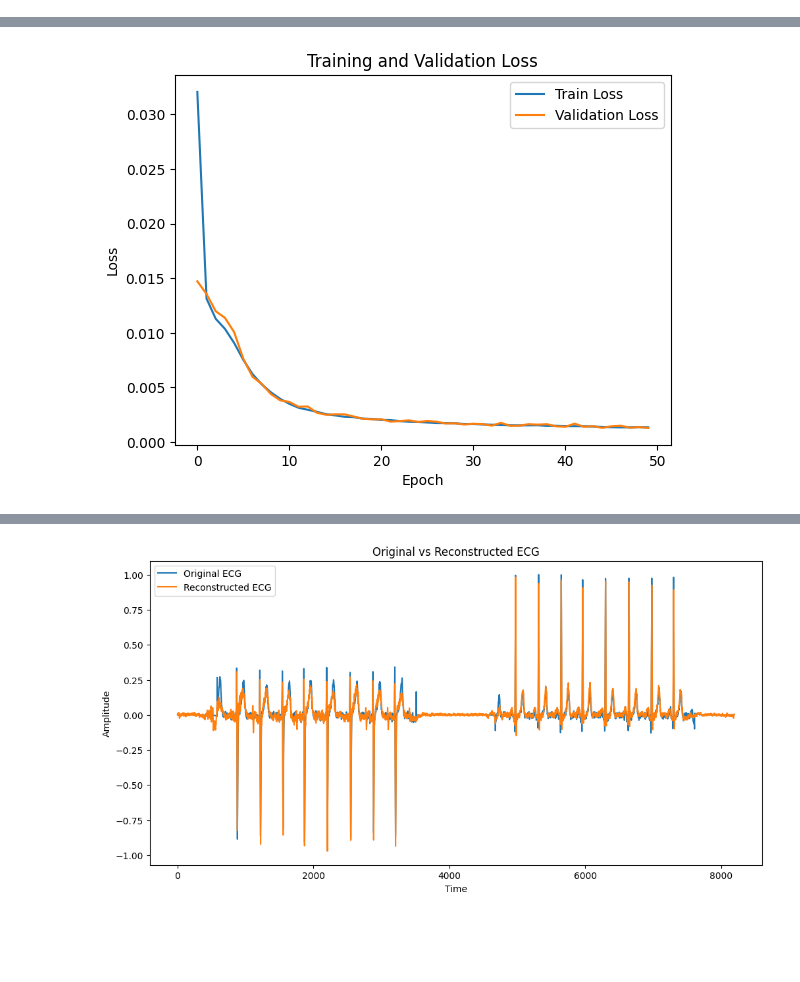
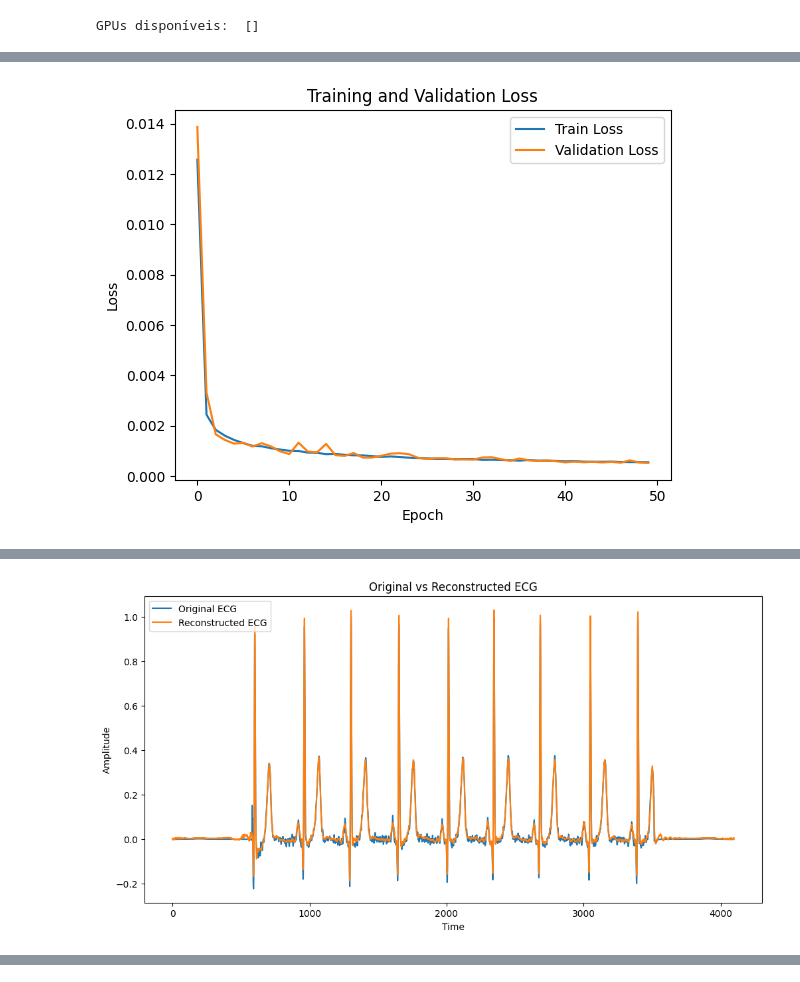
Before and after one commit to pedrobacelar28/Clustering-Paper, a Jupyter notebook: Projeto/guilherme/treinar_autoencoder.ipynb, the cells around one changed output, grey strips where cells are left out. Drawn from its saved outputs; the diff is of its cells as text; code cells hidden in the pictures; blank space fills up the shorter version.

```diff
--- a/Projeto/guilherme/treinar_autoencoder.ipynb
+++ b/Projeto/guilherme/treinar_autoencoder.ipynb
@@ -29,15 +36,15 @@ from filters import ecg_filtrado
 #CARREGAR OS DADOS
 caminho_arquivo = "../Database/exams.csv"
 dados = pd.read_csv(caminho_arquivo)
-arquivos_usados = ["exams_part14.hdf5", "exams_part15.hdf5", "exams_part16.hdf5", "exams_part17.hdf5"]
+arquivos_usados = ["exams_part14.hdf5", "exams_part15.hdf5", "exams_part16.hdf5", "exams_part17.hdf5","exams_part12.hdf5", "exams_part13.hdf5", "exams_part10.hdf5", "exams_part11.hdf5","exams_part9.hdf5", "exams_part8.hdf5"]
 
 ecg_normal_linhas = dados.index[(dados.iloc[:, 14].isin(arquivos_usados))  &
                                 (dados.iloc[:, 13] == True) ]
 
 ecg_doente_linhas = dados.index[(dados.iloc[:, 14].isin(arquivos_usados)) &
-                                (dados.iloc[:, 4] == False) &
+                                (dados.iloc[:, 4] == True) &
                                 (dados.iloc[:, 5] == False ) &
-                                (dados.iloc[:, 6] == True) &
+                                (dados.iloc[:, 6] == False) &
                                 (dados.iloc[:, 7] == False) &
                                 (dados.iloc[:, 8] == False) &
                                 (dados.iloc[:, 9] == False)]
@@ -55,9 +62,9 @@ ecg_normal_linhas = dados.index[~dados['exam_id'].isin(interferencias_ids) &
 
 ecg_doente_linhas = dados.index[~dados['exam_id'].isin(interferencias_ids) &
                                 (dados.iloc[:, 14].isin(arquivos_usados)) &
-                                (dados.iloc[:, 4] == False) &
+                                (dados.iloc[:, 4] == True) &
                                 (dados.iloc[:, 5] == False) &
-                                (dados.iloc[:, 6] == True) &
+                                (dados.iloc[:, 6] == False) &
                                 (dados.iloc[:, 7] == False) &
                                 (dados.iloc[:, 8] == False) &
                                 (dados.iloc[:, 9] == False)]
@@ -70,8 +77,8 @@ ecg_doente_id = dados.iloc[ecg_doente_linhas, 0].tolist()
 ecg_normal_id = dados.iloc[ecg_normal_linhas, 0].tolist()
 
 #ecg_doente = ecg_doente_id[]
-ecg_normal = ecg_normal_id[:4000]
+ecg_normal = ecg_normal_id[:10000]
 
-ids_ecgs = ecg_normal
+ids_ecgs = ecg_doente_id + ecg_normal
 print("Número de ecgs pra clusterizar:", len(ids_ecgs))
 # %% [output]
@@ -95,23 +102,24 @@ def get_ecg_data(file_paths, exam_id):
     raise ValueError("Exam ID não encontrado em nenhum dos arquivos fornecidos.")
 
 # Caminhos para os arquivos HDF5
-file_paths = ['../Database/filtered_exams_14_15.hdf5', '../Database/filtered_exams_16_17.hdf5']
+file_paths = ['../Database/filtered_exams_14_15.hdf5', '../Database/filtered_exams_16_17.hdf5','../Database/filtered_exams_12_13.hdf5', '../Database/filtered_exams_10_11.hdf5','../Database/filtered_exams_8_9.hdf5']
+
+
 
 # Obter os tracings de ECG para cada exam_id e armazenar na lista
 all_tracings = []
 for exam_id in ids_ecgs:
     tracings = get_ecg_data(file_paths, exam_id)
-    # Selecionar as leads V1 (índice 6) e V6 (índice 11)
-    lead_v1 = tracings[:, 6]
-    lead_v6 = tracings[:, 11]
-    # Combinar as leads V1 e V6 em uma única dimensão
-    combined_leads = np.concatenate((lead_v1, lead_v6))
-    all_tracings.append(combined_leads)
+    #Selecionar as leads V1 (índice 6) e V6 (índice 11)
+    lead_v1 = tracings[:, 1]
+    #lead_v6 = tracings[:, 11]
+    #Combinar as leads V1 e V6 em uma única dimensão
+    #combined_leads = np.concatenate((lead_v1, lead_v6))
+    all_tracings.append(lead_v1)
 
 # Converter lista para array numpy
 X = np.array(all_tracings)
 
 print("Shape de X para o autoencoder:", X.shape)
-
 # X agora está pronto para ser usado no autoencoder
 # %% [output]
@@ -197,6 +211,11 @@ def autoencoder_model(input_shape):
     autoencoder = Model(inputs, decoded, name="autoencoder")
 
     return autoencoder
+# %%
+# Verificar se há GPUs disponíveis
+print("GPUs disponíveis: ", tf.config.experimental.list_physical_devices('GPU'))
+# %% [output]
+GPUs disponíveis:  []
 # %%
 #EXECUTAR MODELO
 
@@ -209,7 +228,9 @@ from tensorflow.keras.callbacks import EarlyStopping
 # Se ainda não estiver carregado, use np.load() ou outra forma de carregar seus dados
 
 # Normalizar os dados entre 0 e 1 para um melhor desempenho do autoencoder
-X = X / np.max(np.abs(X), axis=1, keepdims=True)
+epsilon = 1e-8
+X = X / (np.max(np.abs(X), axis=1, keepdims=True) + epsilon)
+
 
 # Redimensionar os dados para o formato esperado pelo modelo (10500, 4096, 1)
 X = X.reshape((X.shape[0], X.shape[1], 1))
@@ -218,7 +239,7 @@ X = X.reshape((X.shape[0], X.shape[1], 1))
 X_train, X_test = train_test_split(X, test_size=0.2, random_state=42)
 
 # Definir o autoencoder
-autoencoder = autoencoder_model((8192, 1))
+autoencoder = autoencoder_model((4096, 1))
 autoencoder.compile(optimizer='adam', loss='mse')
 
 # Early stopping callback
@@ -280 +301 @@ Epoch 50/50
-[figure, old version]
+[figure, new version]
@@ -281,0 +303 @@ WARNING:tensorflow:6 out of the last 6 calls to <function TensorFlowTrainer.make
+[figure, new version]
@@ -284 +304,0 @@ WARNING:tensorflow:6 out of the last 6 calls to <function TensorFlowTrainer.make
-[figure, old version]
```
Also changed, not shown: parts of 6 cells of this notebook, 10 other files.
